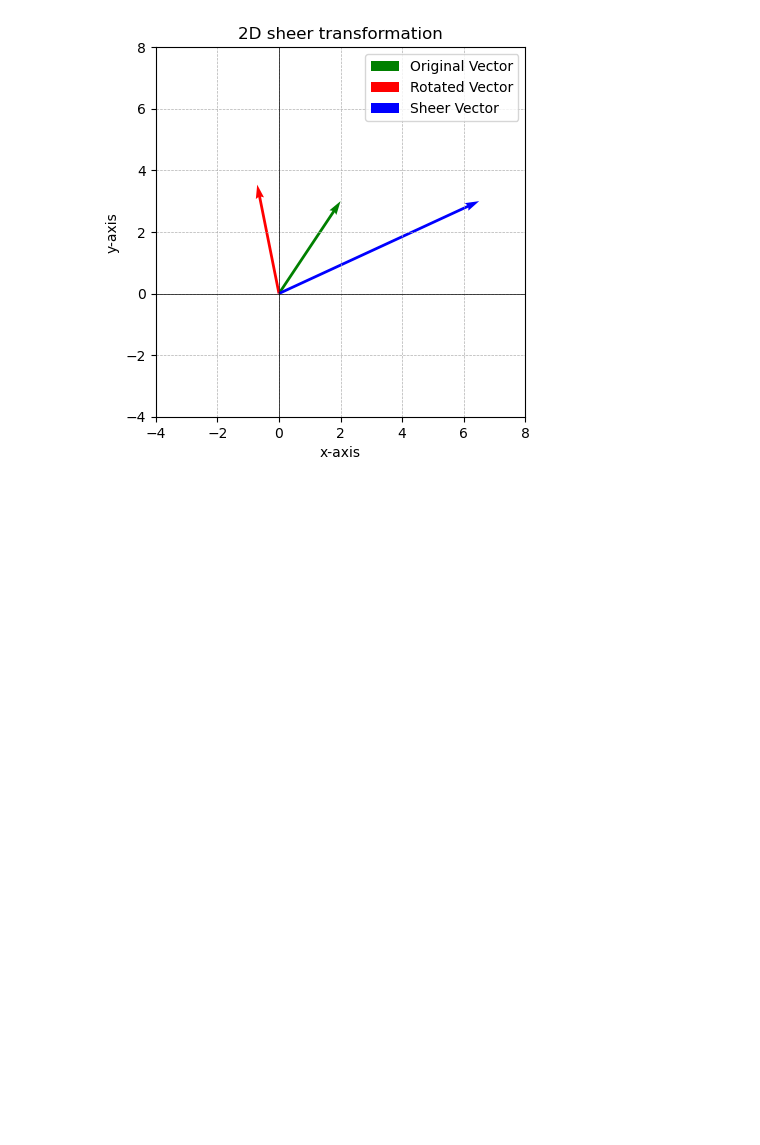
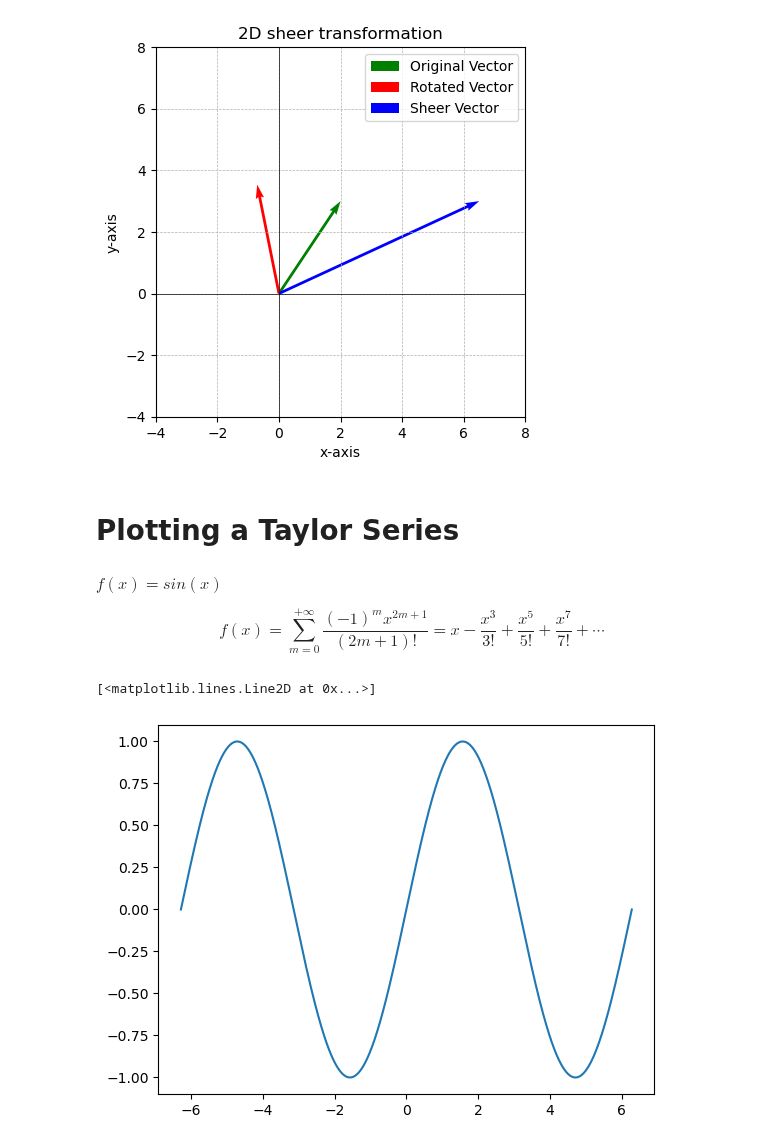
Before and after one commit to atibp1722/linear-algebra, a Jupyter notebook: equations(1).ipynb, the cells around one changed output. Saved outputs shown, nothing was run; the diff lists cells and outputs as text; code cells hidden in the pictures; blank space fills up the shorter version.

Commit message:
plotting a simple Taylor Series using numpy and matplotlib

```diff
--- a/equations(1).ipynb
+++ b/equations(1).ipynb
@@ -123,3 +123,25 @@ plt.gca().set_aspect('equal',adjustable='box')
 plt.show()
 # %% [output]
 [figure]
+# %% [markdown]
+# Plotting a Taylor Series
+# %% [markdown]
+$ f(x)=sin(x)$
+
+$$
+f(x)=\sum_{m=0}^{+\infty}\frac{(-1)^{m}x^{2m+1}}{(2m+1)!}=x-\frac{x^{3}}{3!}+\frac{x^{5}}{5!}+\frac{x^{7}}{7!}+\cdots
+$$
+# %%
+import math
+from numpy import pi
+
+# compye sin value
+x=np.linspace(-2*np.pi,2*pi,10001)
+y=np.sin(x)
+# %%
+# plot sin curve
+fig,ax=plt.subplots()
+ax.plot(x,y)
+# %% [output]
+[<matplotlib.lines.Line2D at 0x...>]
+[figure, added]
```
Also changed, not shown: parts of 7 cells of this notebook.
